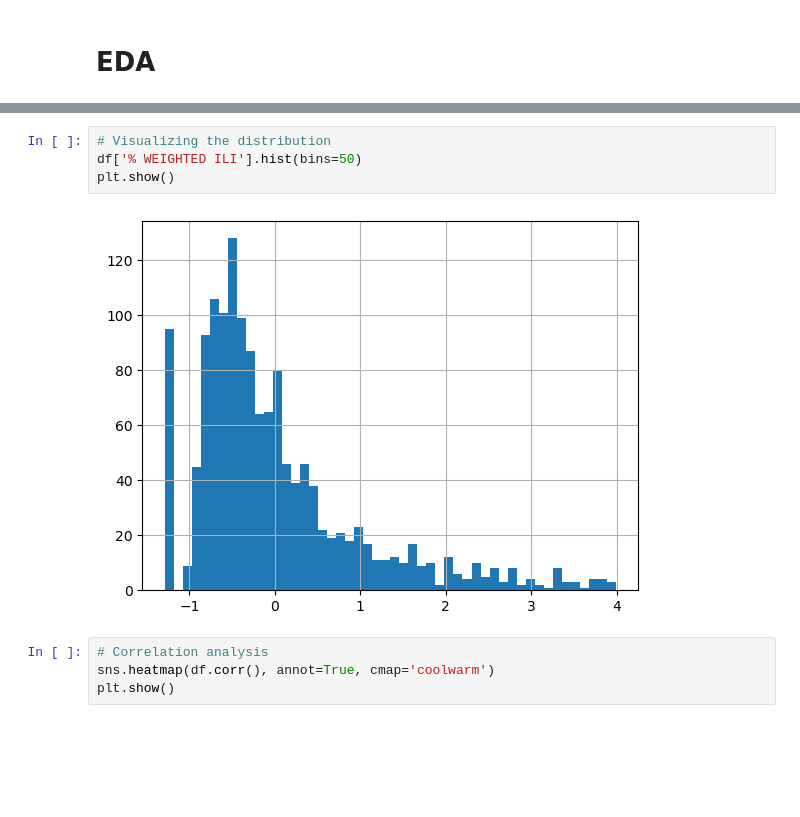
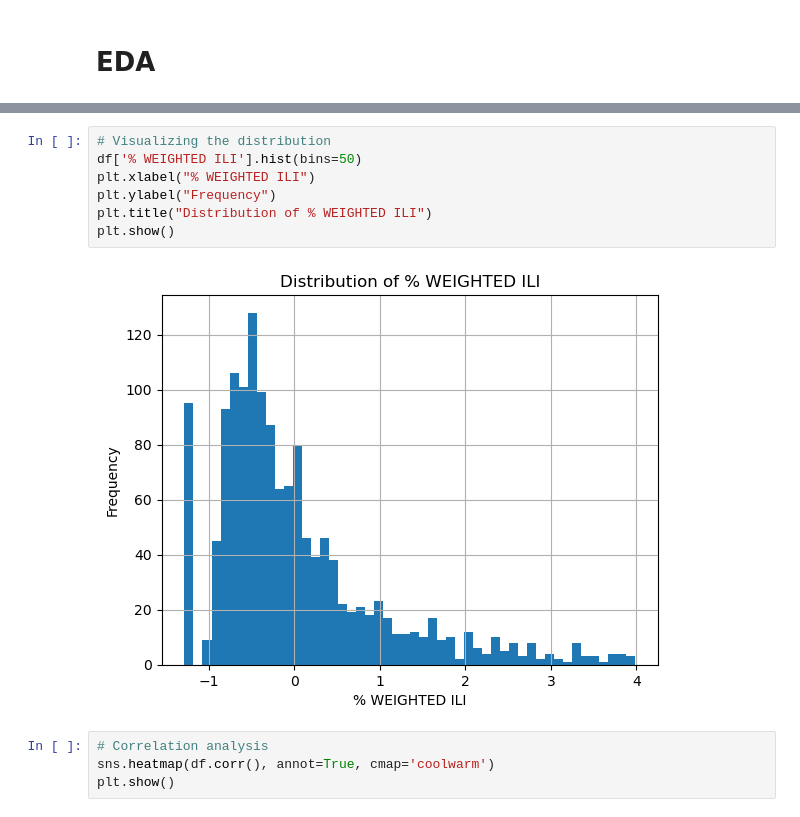
Before and after one commit to katemyer/DataScience, a Jupyter notebook: Capstone 3 Flu Time Series/Data Wrangling and EDA.ipynb, the cells around one changed output, grey strips where cells are left out. Saved outputs shown, nothing was run; the diff lists cells and outputs as text; blank space fills up the shorter version.

```diff
--- a/Capstone 3 Flu Time Series/Data Wrangling and EDA.ipynb
+++ b/Capstone 3 Flu Time Series/Data Wrangling and EDA.ipynb
@@ -127,9 +128,12 @@ df.describe()
 # %%
 # Visualizing the distribution
 df['% WEIGHTED ILI'].hist(bins=50)
+plt.xlabel("% WEIGHTED ILI")
+plt.ylabel("Frequency")
+plt.title("Distribution of % WEIGHTED ILI")
 plt.show()
 # %% [output]
-[figure, old version]
+[figure, new version]
 # %%
 # Correlation analysis
 sns.heatmap(df.corr(), annot=True, cmap='coolwarm')
```
Also changed, not shown: parts of 2 cells of this notebook.
